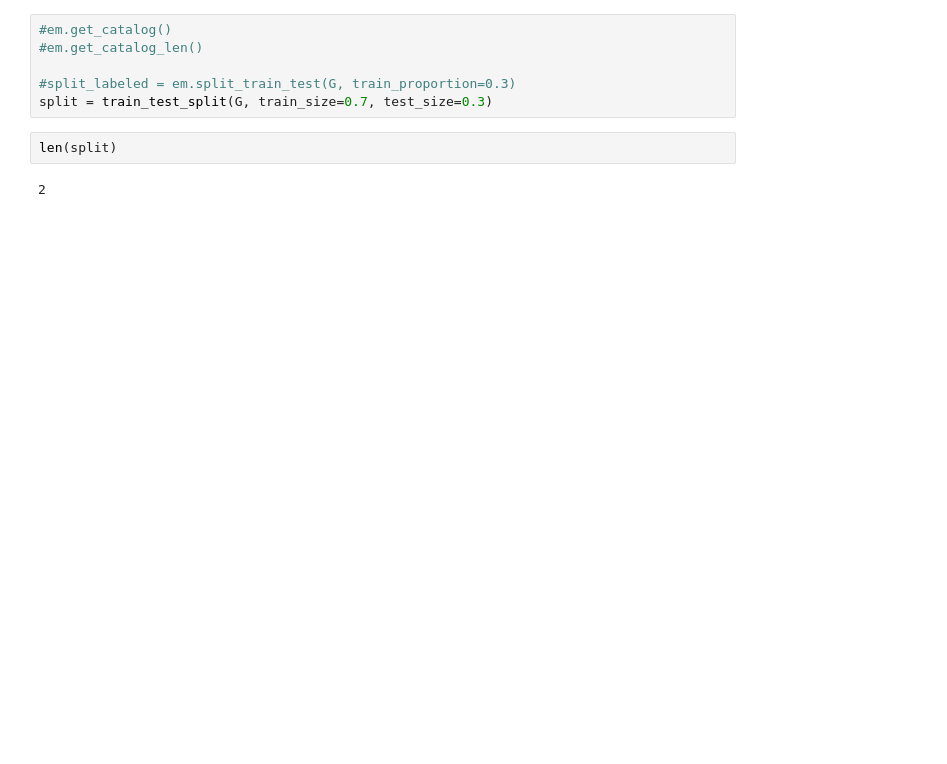
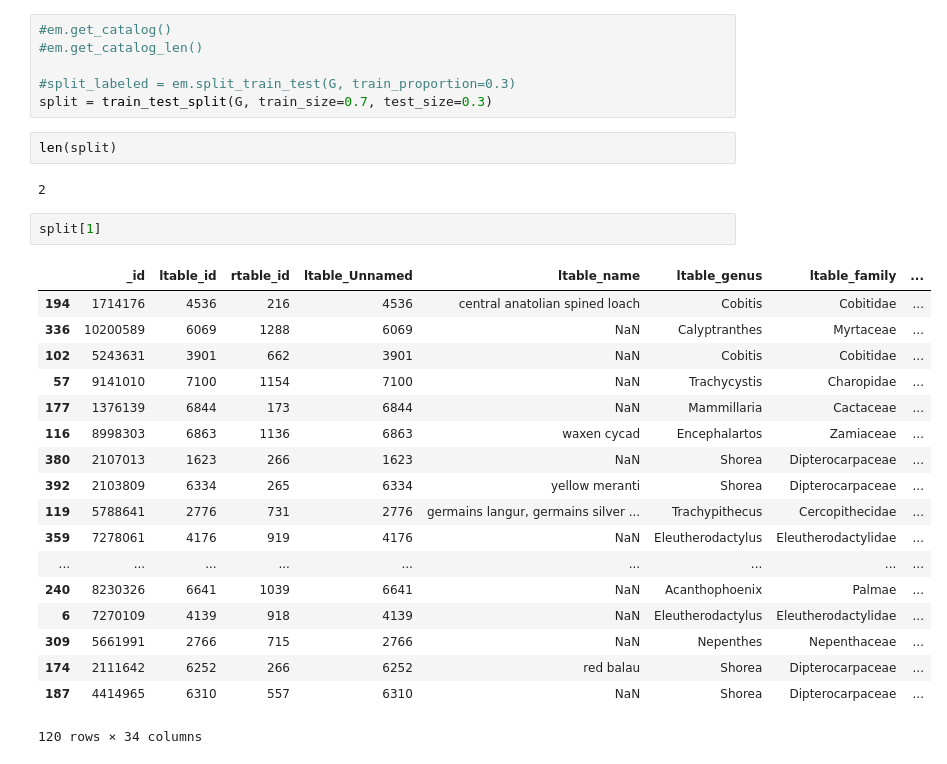
Before and after one commit to andrewedstrom/cs638project, a Jupyter notebook: learning/feature_creation.ipynb, the cells around one changed output. Saved outputs shown, nothing was run; the diff lists cells and outputs as text; blank space fills up the shorter version.

```diff
--- a/learning/feature_creation.ipynb
+++ b/learning/feature_creation.ipynb
@@ -59,3 +52,24 @@ split = train_test_split(G, train_size=0.7, test_size=0.3)
 len(split)
 # %% [output]
 2
+# %%
+split[1]
+# %% [output]
+|  | _id | ltable_id | rtable_id | ltable_Unnamed | ltable_name | ltable_genus | ltable_family | ... |
+| 194 | 1714176 | 4536 | 216 | 4536 | central anatolian spined loach | Cobitis | Cobitidae | ... |
+| 336 | 10200589 | 6069 | 1288 | 6069 | NaN | Calyptranthes | Myrtaceae | ... |
+| 102 | 5243631 | 3901 | 662 | 3901 | NaN | Cobitis | Cobitidae | ... |
+| 57 | 9141010 | 7100 | 1154 | 7100 | NaN | Trachycystis | Charopidae | ... |
+| 177 | 1376139 | 6844 | 173 | 6844 | NaN | Mammillaria | Cactaceae | ... |
+| 116 | 8998303 | 6863 | 1136 | 6863 | waxen cycad | Encephalartos | Zamiaceae | ... |
+| 380 | 2107013 | 1623 | 266 | 1623 | NaN | Shorea | Dipterocarpaceae | ... |
+| 392 | 2103809 | 6334 | 265 | 6334 | yellow meranti | Shorea | Dipterocarpaceae | ... |
+| 119 | 5788641 | 2776 | 731 | 2776 | germains langur, germains silver ... | Trachypithecus | Cercopithecidae | ... |
+| 359 | 7278061 | 4176 | 919 | 4176 | NaN | Eleutherodactylus | Eleutherodactylidae | ... |
+| ... | ... | ... | ... | ... | ... | ... | ... | ... |
+| 240 | 8230326 | 6641 | 1039 | 6641 | NaN | Acanthophoenix | Palmae | ... |
+| 6 | 7270109 | 4139 | 918 | 4139 | NaN | Eleutherodactylus | Eleutherodactylidae | ... |
+| 309 | 5661991 | 2766 | 715 | 2766 | NaN | Nepenthes | Nepenthaceae | ... |
+| 174 | 2111642 | 6252 | 266 | 6252 | red balau | Shorea | Dipterocarpaceae | ... |
+| 187 | 4414965 | 6310 | 557 | 6310 | NaN | Shorea | Dipterocarpaceae | ... |
+120 rows × 34 columns
```
Also changed, not shown: parts of 2 cells of this notebook, 1 other file.
